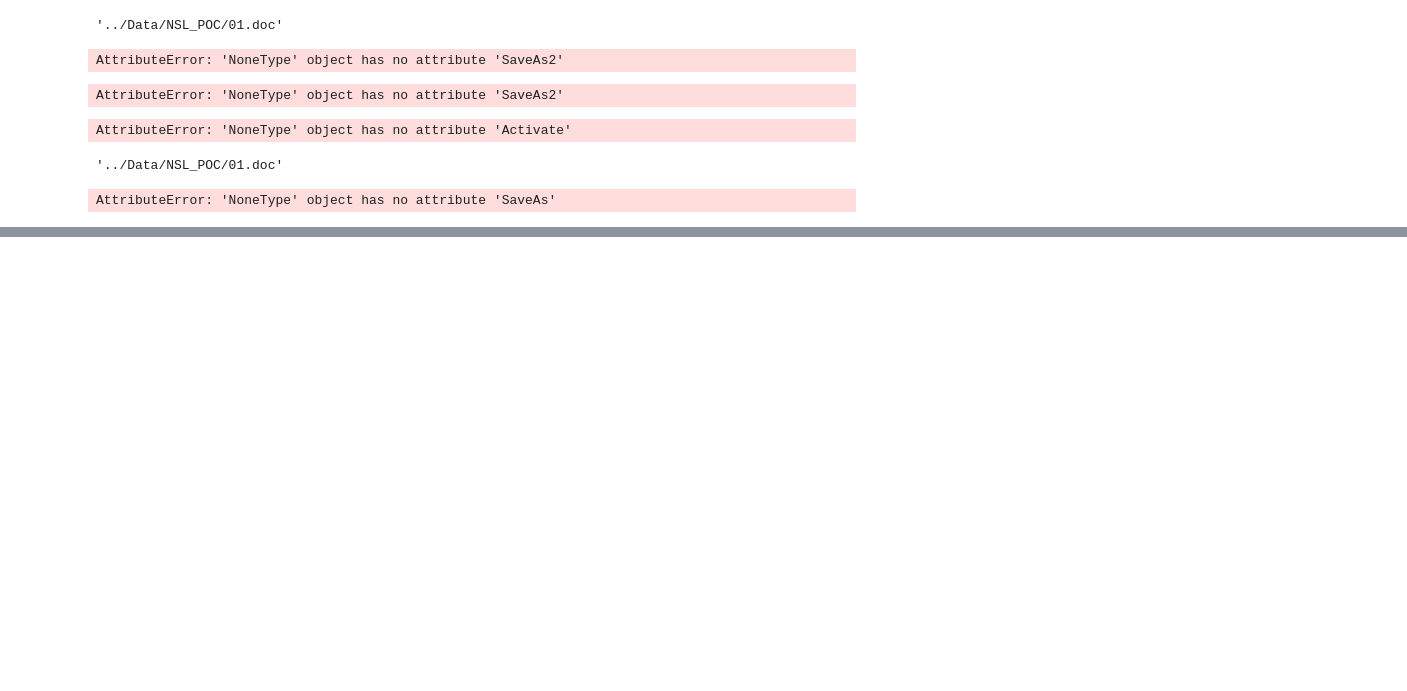
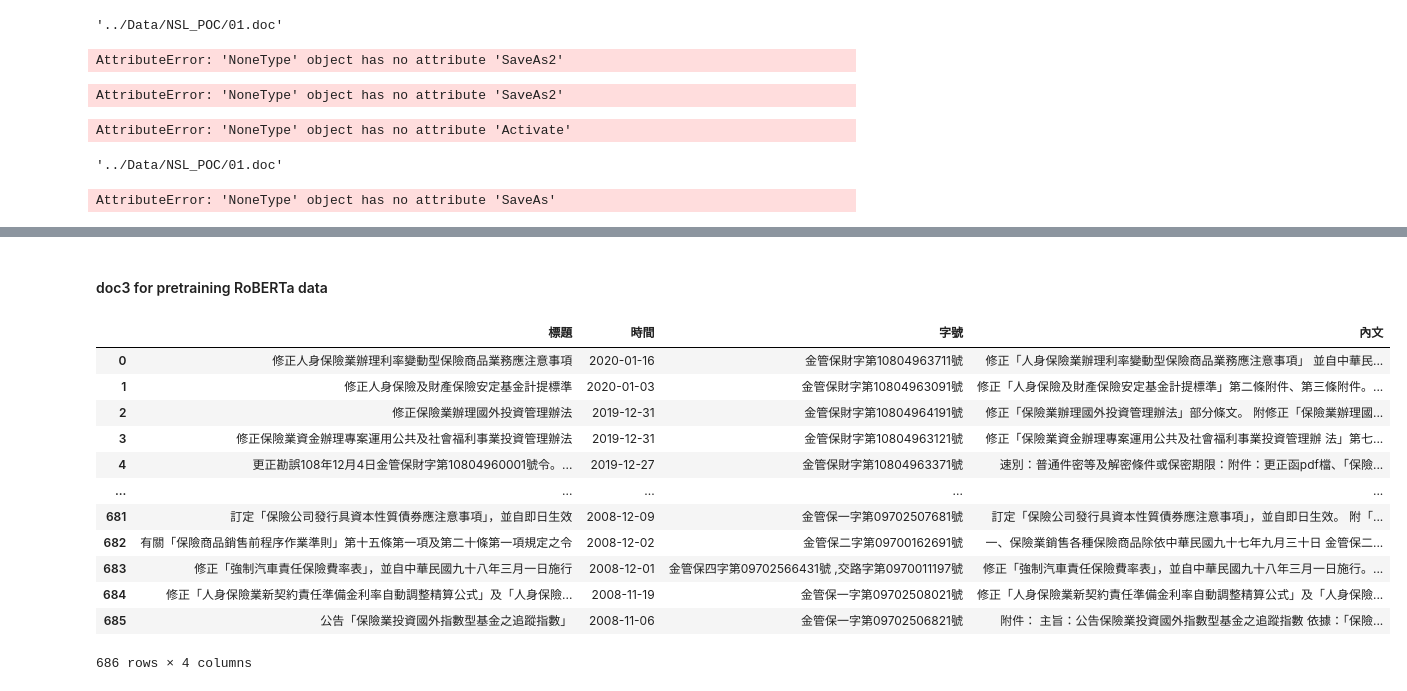
Before and after one commit to tychen5/BERT_chinese_LM_processing, a Jupyter notebook: src/001.NSL_readWord.ipynb, the cells around one changed output, grey strips where cells are left out. Cells and saved outputs as stored; diff of their text form; code cells hidden in the pictures; blank space fills up the shorter version.

```diff
--- a/src/001.NSL_readWord.ipynb
+++ b/src/001.NSL_readWord.ipynb
@@ -114,0 +439,21 @@ for para in doc.paragraphs:
+# %% [markdown]
+#### doc3 for pretraining RoBERTa data
+# %%
+root_dir2 = "../Data/NSL_POC/"
+df3 = pd.read_excel(root_dir2+"latest_laws.xlsx",encoding='cp950')
+df3 = df3.fillna('。')
+df3
+# %% [output]
+|  | 標題 | 時間 | 字號 | 內文 |
+| 0 | 修正人身保險業辦理利率變動型保險商品業務應注意事項 | 2020-01-16 | 金管保財字第10804963711號 | 修正「人身保險業辦理利率變動型保險商品業務應注意事項」 並自中華民... |
+| 1 | 修正人身保險及財產保險安定基金計提標準 | 2020-01-03 | 金管保財字第10804963091號 | 修正「人身保險及財產保險安定基金計提標準」第二條附件、第三條附件。... |
+| 2 | 修正保險業辦理國外投資管理辦法 | 2019-12-31 | 金管保財字第10804964191號 | 修正「保險業辦理國外投資管理辦法」部分條文。 附修正「保險業辦理國... |
+| 3 | 修正保險業資金辦理專案運用公共及社會福利事業投資管理辦法 | 2019-12-31 | 金管保財字第10804963121號 | 修正「保險業資金辦理專案運用公共及社會福利事業投資管理辦 法」第七... |
+| 4 | 更正勘誤108年12月4日金管保財字第10804960001號令。... | 2019-12-27 | 金管保財字第10804963371號 | 速別：普通件密等及解密條件或保密期限：附件：更正函pdf檔、「保險... |
+| ... | ... | ... | ... | ... |
+| 681 | 訂定「保險公司發行具資本性質債券應注意事項」，並自即日生效 | 2008-12-09 | 金管保一字第09702507681號 | 訂定「保險公司發行具資本性質債券應注意事項」，並自即日生效。 附「... |
+| 682 | 有關「保險商品銷售前程序作業準則」第十五條第一項及第二十條第一項規定之令 | 2008-12-02 | 金管保二字第09700162691號 | 一、保險業銷售各種保險商品除依中華民國九十七年九月三十日 金管保二... |
+| 683 | 修正「強制汽車責任保險費率表」，並自中華民國九十八年三月一日施行 | 2008-12-01 | 金管保四字第09702566431號 ,交路字第0970011197號 | 修正「強制汽車責任保險費率表」，並自中華民國九十八年三月一日施行。... |
+| 684 | 修正「人身保險業新契約責任準備金利率自動調整精算公式」及「人身保險... | 2008-11-19 | 金管保一字第09702508021號 | 修正「人身保險業新契約責任準備金利率自動調整精算公式」及「人身保險... |
+| 685 | 公告「保險業投資國外指數型基金之追蹤指數」 | 2008-11-06 | 金管保一字第09702506821號 | 附件： 主旨：公告保險業投資國外指數型基金之追蹤指數 依據：「保險... |
+686 rows × 4 columns
```
Also changed, not shown: parts of 35 cells of this notebook, 20 other files.
